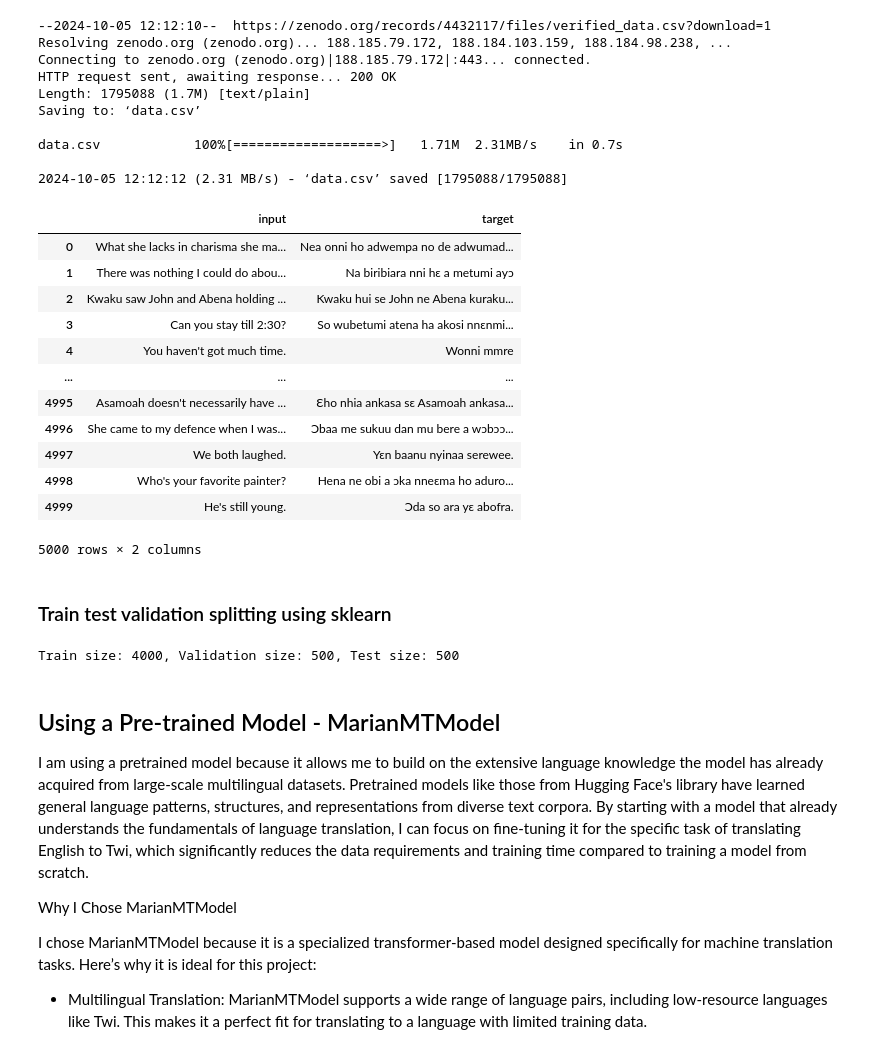
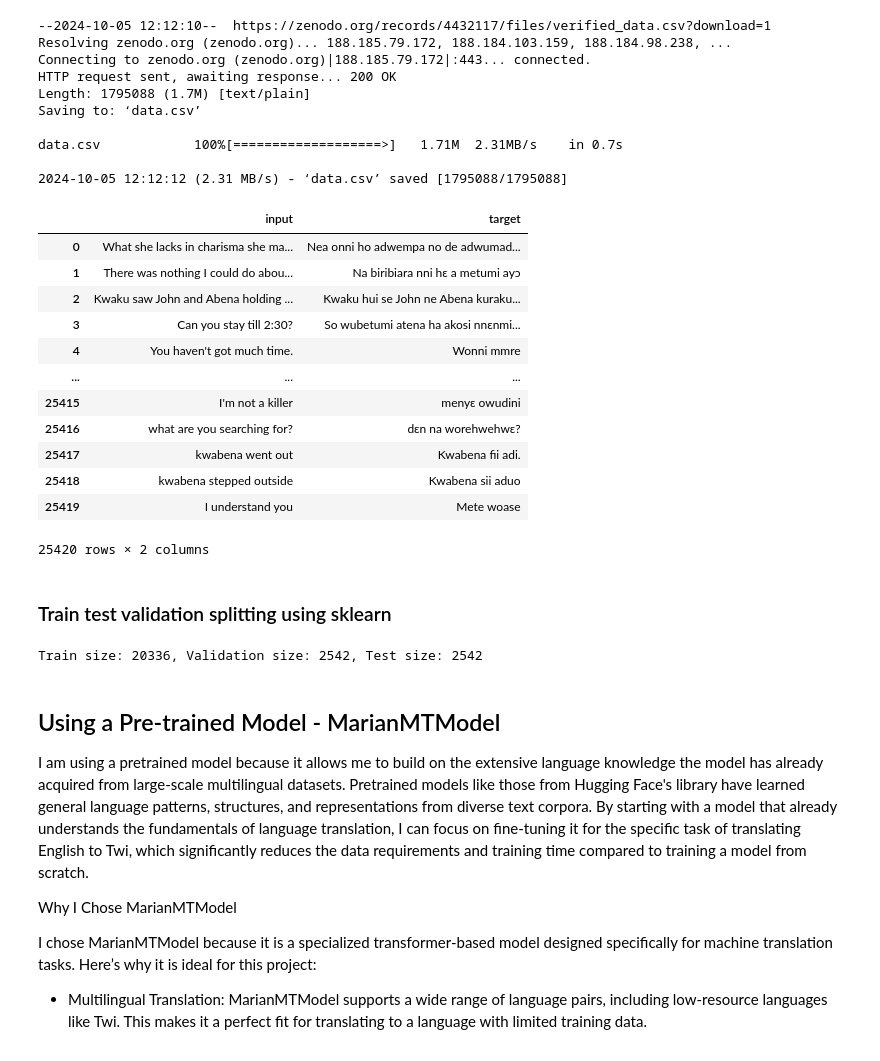
Before and after one commit to kayc0des/twi_translation, a Jupyter notebook: translation/Translation_Formative_Kingsley_Budu.ipynb, the cells around one changed output. Drawn from its saved outputs; the diff is of its cells as text; code cells hidden in the pictures.

```diff
--- a/translation/Translation_Formative_Kingsley_Budu.ipynb
+++ b/translation/Translation_Formative_Kingsley_Budu.ipynb
@@ -29,26 +29,24 @@ data.csv            100%[===================>]   1.71M  2.31MB/s    in 0.7s
 # %%
 # load csv data
 
-df = pd.read_csv('data.csv')
+df = pd.read_csv('data/data.csv')
 df = df.rename(columns={"English": "input", "Akuapem Twi": "target"})
 
-df = df[0:5000]
+df
+# %% [output]
+|  | input | target |
+| 0 | What she lacks in charisma she ma... | Nea onni ho adwempa no de adwumad... |
+| 1 | There was nothing I could do abou... | Na biribiara nni hɛ a metumi ayɔ |
+| 2 | Kwaku saw John and Abena holding ... | Kwaku hui se John ne Abena kuraku... |
+| 3 | Can you stay till 2:30? | So wubetumi atena ha akosi nnɛnmi... |
+| 4 | You haven't got much time. | Wonni mmre |
+| ... | ... | ... |
+| 25415 | I'm not a killer | menyɛ owudini |
+| 25416 | what are you searching for? | dɛn na worehwehwɛ? |
+| 25417 | kwabena went out | Kwabena fii adi. |
+| 25418 | kwabena stepped outside | Kwabena sii aduo |
+| 25419 | I understand you | Mete woase |
+25420 rows × 2 columns
-# %%
-df
-# %% [output]
-|  | input | target |
-| 0 | What she lacks in charisma she ma... | Nea onni ho adwempa no de adwumad... |
-| 1 | There was nothing I could do abou... | Na biribiara nni hɛ a metumi ayɔ |
-| 2 | Kwaku saw John and Abena holding ... | Kwaku hui se John ne Abena kuraku... |
-| 3 | Can you stay till 2:30? | So wubetumi atena ha akosi nnɛnmi... |
-| 4 | You haven't got much time. | Wonni mmre |
-| ... | ... | ... |
-| 4995 | Asamoah doesn't necessarily have ... | Ɛho nhia ankasa sɛ Asamoah ankasa... |
-| 4996 | She came to my defence when I was... | Ɔbaa me sukuu dan mu bere a wɔbɔɔ... |
-| 4997 | We both laughed. | Yɛn baanu nyinaa serewee. |
-| 4998 | Who's your favorite painter? | Hena ne obi a ɔka nneɛma ho aduro... |
-| 4999 | He's still young. | Ɔda so ara yɛ abofra. |
-5000 rows × 2 columns
 # %% [markdown]
 ### Train test validation splitting using sklearn
 # %%
@@ -58,7 +56,7 @@ val_df, test_df = train_test_split(test_df, test_size=0.5, random_state=42)
 
 print(f"Train size: {len(train_df)}, Validation size: {len(val_df)}, Test size: {len(test_df)}")
 # %% [output]
-Train size: 4000, Validation size: 500, Test size: 500
+Train size: 20336, Validation size: 2542, Test size: 2542
 # %% [markdown]
 ## Using a Pre-trained Model - MarianMTModel
 
```
Also changed, not shown: parts of 8 cells of this notebook, 3 other files.
